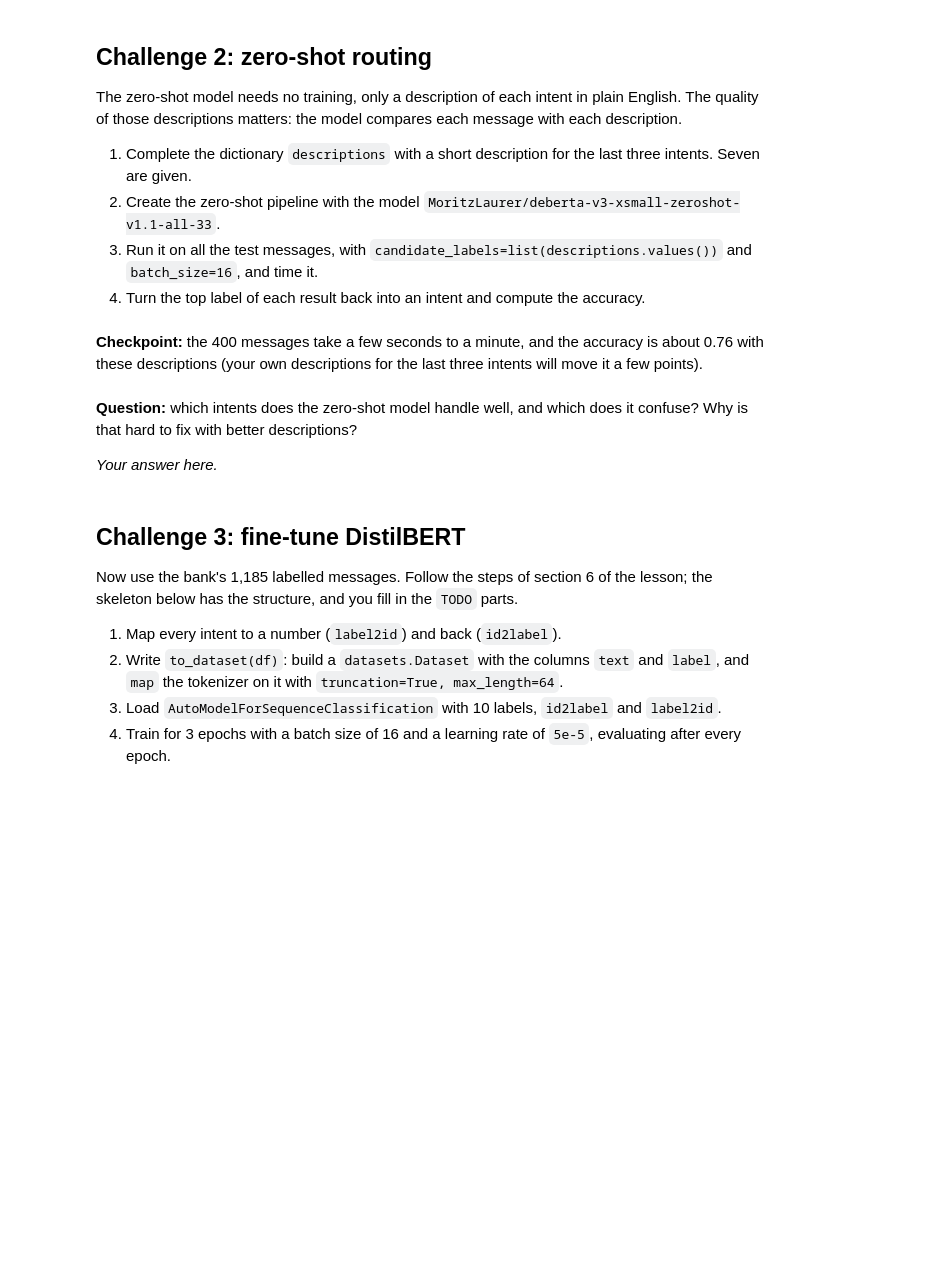
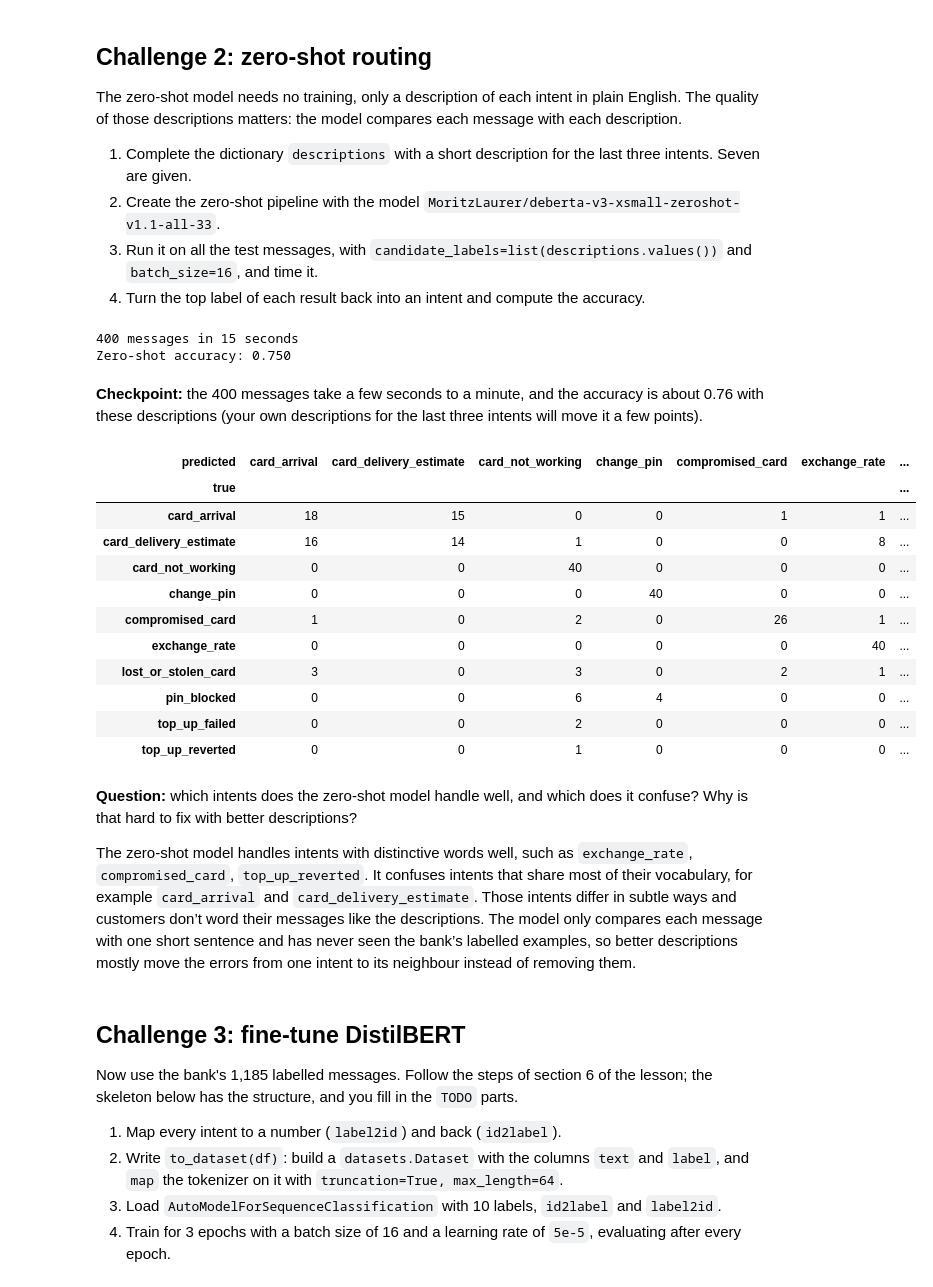
Before and after one commit to ironhack-labs/lab-guided-tutorial-transformers, a Jupyter notebook: your-code/main.ipynb, the cells around one changed output. Cells and saved outputs as stored; diff of their text form; code cells hidden in the pictures; blank space fills up the shorter version.

```diff
--- a/your-code/main.ipynb
+++ b/your-code/main.ipynb
@@ -100,24 +154,58 @@ descriptions = {
     "card_not_working": "my card does not work",
     "pin_blocked": "my PIN is blocked",
     "change_pin": "how to change my PIN",
-    # TODO: top_up_failed, top_up_reverted, exchange_rate
+    'top_up_failed': 'my top-up failed',
+    'top_up_reverted': 'my top-up was reverted',
+    'exchange_rate': 'the exchange rate between currencies'
 }
 
 # 2. Zero-shot pipeline
-
+zero_shot = pipeline('zero-shot-classification', model = 'MoritzLaurer/deberta-v3-xsmall-zeroshot-v1.1-all-33')
 
 # 3. Predictions for the test messages, timed
-
+start = time.time()
+results = zero_shot(
+    test['text'].tolist(),
+    candidate_labels=list(descriptions.values()),
+    batch_size=16
+    )
+print(f"{len(results)} messages in {time.time() - start:.0f} seconds")
 
 # 4. Intents and accuracy
+description_to_intent = {d: i for i, d in descriptions.items()}
+zero_shot_pred = [description_to_intent[r['labels'][0]] for r in results]
+zero_shot_accuracy = accuracy_score(test['category'], zero_shot_pred)
+print(f'Zero-shot accuracy: {zero_shot_accuracy:.3f}')
+# %% [output]
+400 messages in 15 seconds
+Zero-shot accuracy: 0.750
 # %% [markdown]
 **Checkpoint:** the 400 messages take a few seconds to a minute, and the accuracy is about 0.76 with these descriptions (your own descriptions for the last three intents will move it a few points).
 # %%
 # 5. Which intents does the zero-shot model confuse? Show the crosstab of true and predicted intents.
+pd.crosstab(
+    test['category'].to_numpy(),
+    np.array(zero_shot_pred),
+    rownames=['true'],
+    colnames=['predicted']
+)
+# %% [output]
+| predicted | card_arrival | card_delivery_estimate | card_not_working | change_pin | compromised_card | exchange_rate | ... |
+| true |  |  |  |  |  |  | ... |
+| card_arrival | 18 | 15 | 0 | 0 | 1 | 1 | ... |
+| card_delivery_estimate | 16 | 14 | 1 | 0 | 0 | 8 | ... |
+| card_not_working | 0 | 0 | 40 | 0 | 0 | 0 | ... |
+| change_pin | 0 | 0 | 0 | 40 | 0 | 0 | ... |
+| compromised_card | 1 | 0 | 2 | 0 | 26 | 1 | ... |
+| exchange_rate | 0 | 0 | 0 | 0 | 0 | 40 | ... |
+| lost_or_stolen_card | 3 | 0 | 3 | 0 | 2 | 1 | ... |
+| pin_blocked | 0 | 0 | 6 | 4 | 0 | 0 | ... |
+| top_up_failed | 0 | 0 | 2 | 0 | 0 | 0 | ... |
+| top_up_reverted | 0 | 0 | 1 | 0 | 0 | 0 | ... |
 # %% [markdown]
 **Question:** which intents does the zero-shot model handle well, and which does it confuse? Why is that hard to fix with better descriptions?
 
-*Your answer here.*
+The zero-shot model handles intents with distinctive words well, such as `exchange_rate`, `compromised_card`, `top_up_reverted`. It confuses intents that share most of their vocabulary, for example `card_arrival` and `card_delivery_estimate`. Those intents differ in subtle ways and customers don’t word their messages like the descriptions. The model only compares each message with one short sentence and has never seen the bank’s labelled examples, so better descriptions mostly move the errors from one intent to its neighbour instead of removing them.
 # %% [markdown]
 ## Challenge 3: fine-tune DistilBERT
 
```
Also changed, not shown: parts of 14 cells of this notebook.
